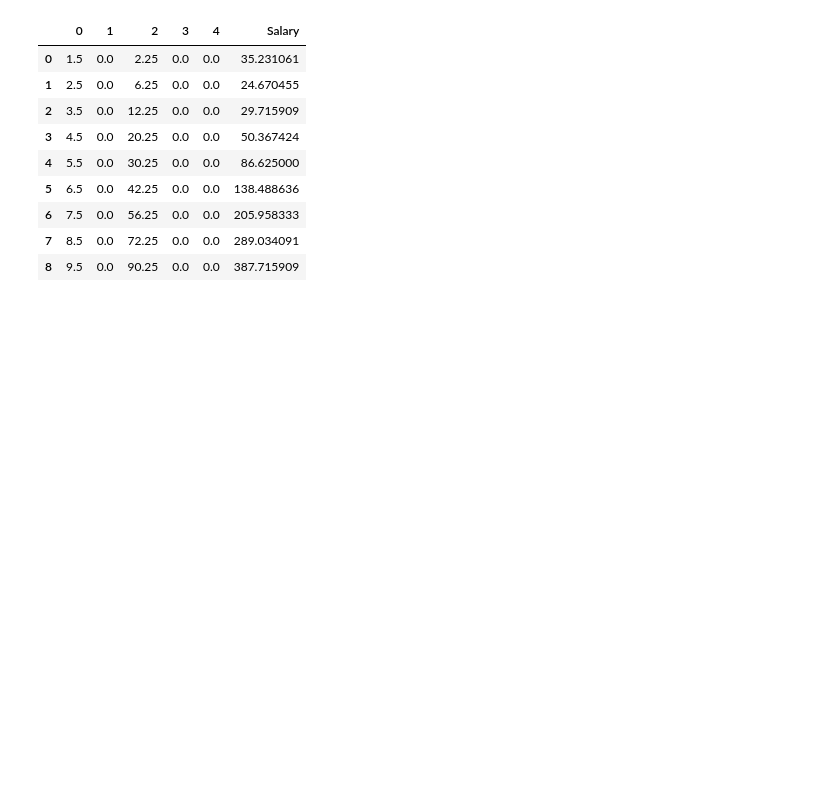
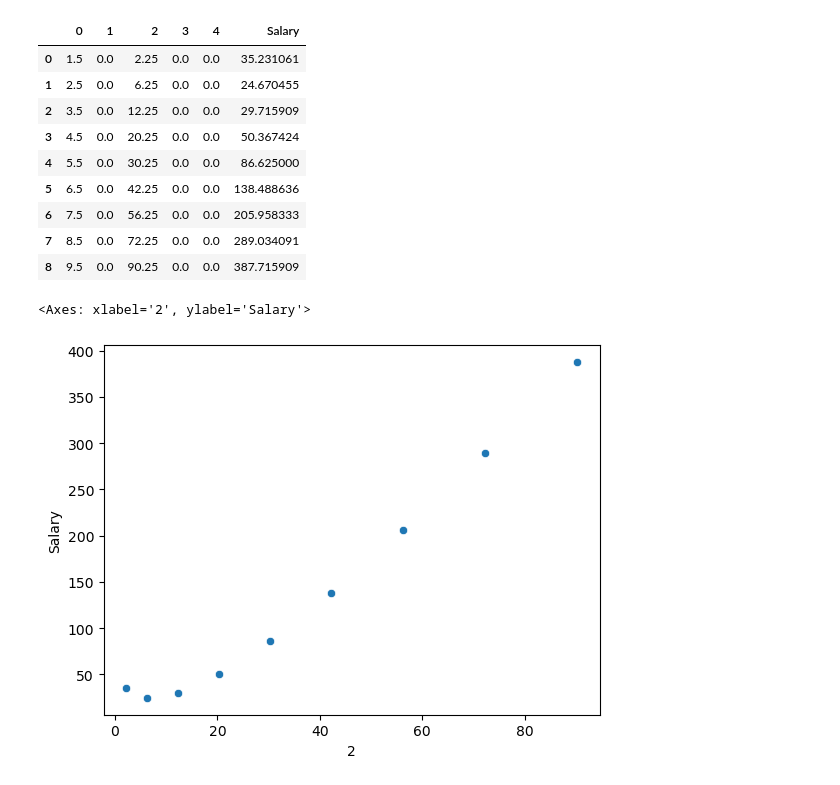
Before and after one commit to kcalliga/mydatasciencebook, a Jupyter notebook: Chapter2/PolynomialRegression.ipynb, the cells around one changed output. Cells and saved outputs as stored; diff of their text form; code cells hidden in the pictures; blank space fills up the shorter version.

```diff
--- a/Chapter2/PolynomialRegression.ipynb
+++ b/Chapter2/PolynomialRegression.ipynb
@@ -140,3 +140,8 @@ new_data_with_poly
 | 6 | 7.5 | 0.0 | 56.25 | 0.0 | 0.0 | 205.958333 |
 | 7 | 8.5 | 0.0 | 72.25 | 0.0 | 0.0 | 289.034091 |
 | 8 | 9.5 | 0.0 | 90.25 | 0.0 | 0.0 | 387.715909 |
+# %%
+sns.scatterplot(data=new_data_with_poly, x=2, y="Salary")
+# %% [output]
+<Axes: xlabel='2', ylabel='Salary'>
+[figure, added]
```
